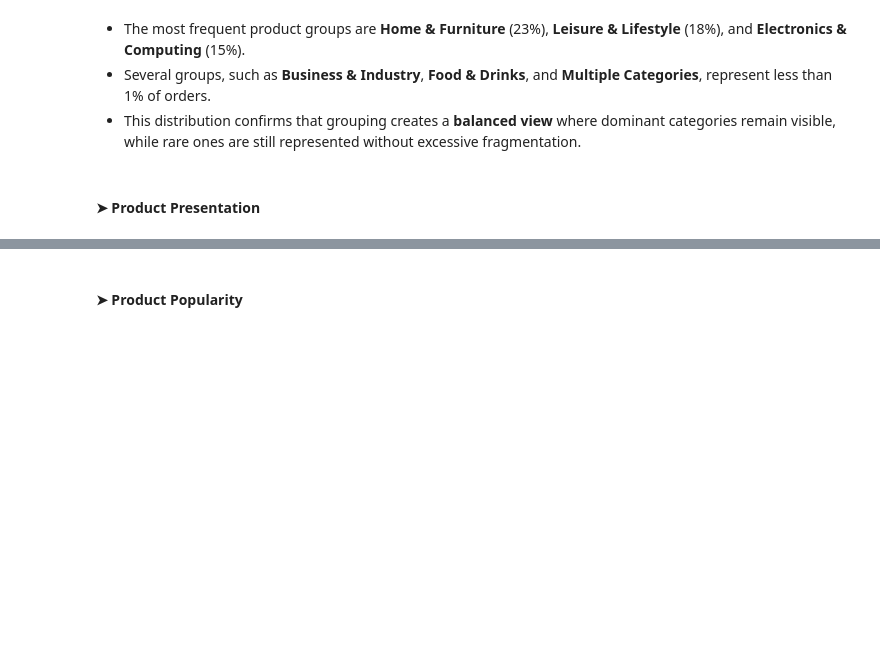
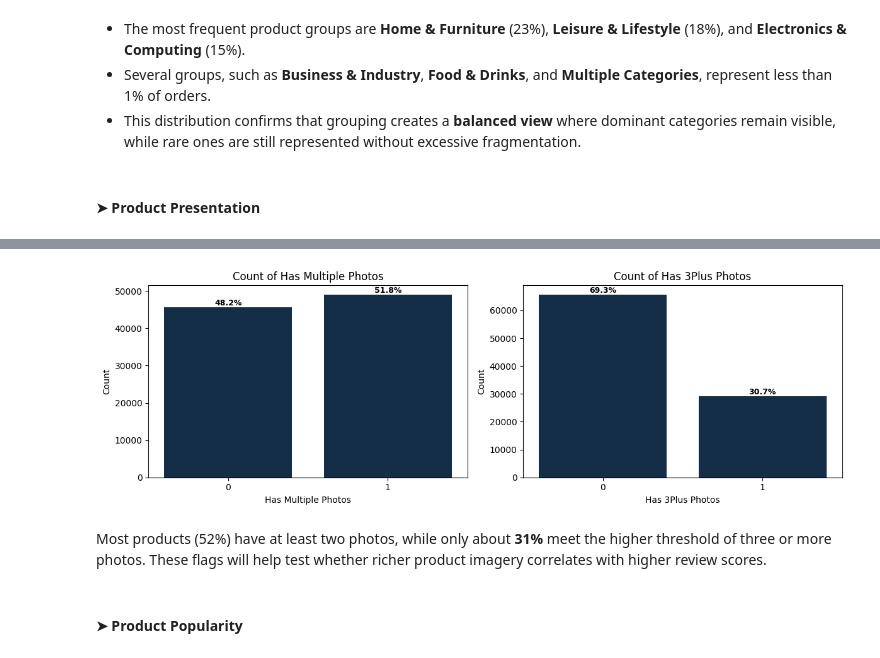
Before and after one commit to OlesyaEvseeva/customer-satisfaction-ecommerce, a Jupyter notebook: notebooks/02_data_integration_preprocessing.ipynb, the cells around one changed output, grey strips where cells are left out. Drawn from its saved outputs; the diff is of its cells as text; code cells hidden in the pictures; blank space fills up the shorter version.

```diff
--- a/notebooks/02_data_integration_preprocessing.ipynb
+++ b/notebooks/02_data_integration_preprocessing.ipynb
@@ -1901,2 +1987,14 @@ After grouping, the number of categories reduces from **70+** to a manageable se
+# %%
+# Binary flag: more than one photo in product description
+df_orders["has_multiple_photos"] = (df_orders["product_photos_qty"] > 1).astype(int)
+
+# Binary flag: 3 or more photos in product description
+df_orders["has_3plus_photos"] = (df_orders["product_photos_qty"] > 2).astype(int)
+# %%
+u.plot_countplots_grid(df_orders, ["has_multiple_photos", "has_3plus_photos"])
+# %% [output]
+[figure, added]
+# %% [markdown]
+Most products (52%) have at least two photos, while only about **31%** meet the higher threshold of three or more photos. These flags will help test whether richer product imagery correlates with higher review scores.
 # %% [markdown]
 #### **➤ Product Popularity**
```
Also changed, not shown: parts of 16 cells of this notebook.
